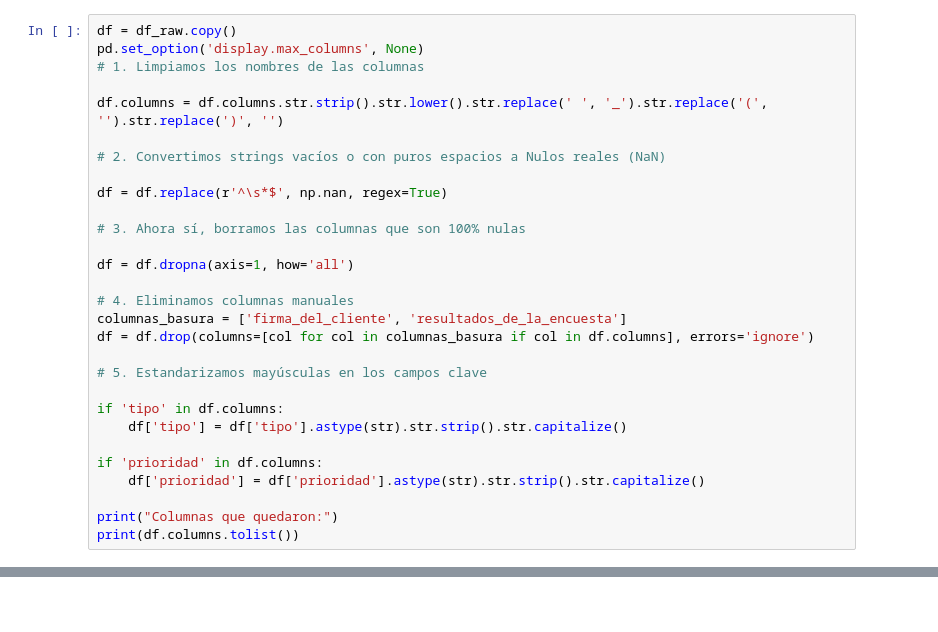
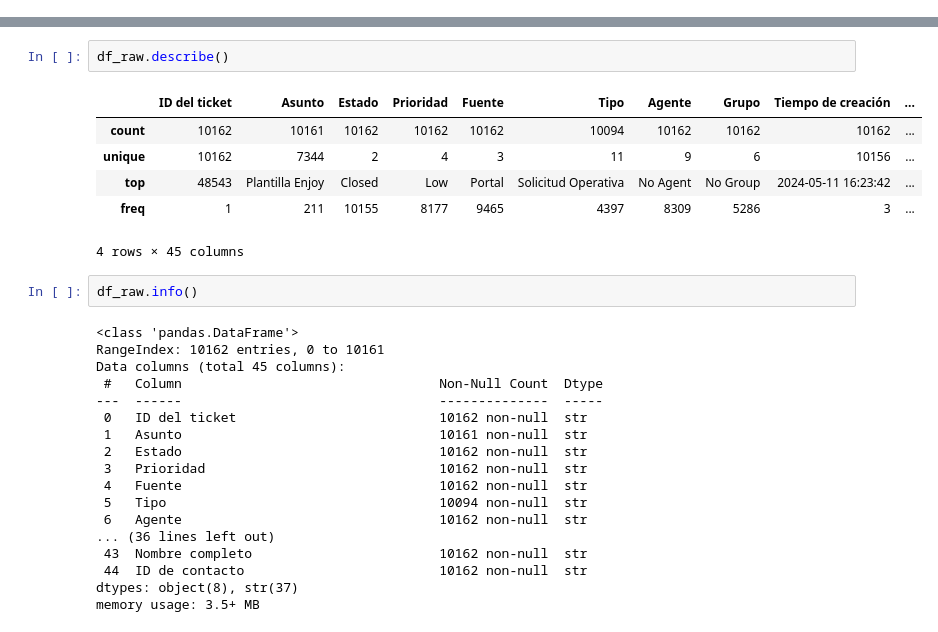
Before and after one commit to EV081/Proyecto-Promotick-ACD, a Jupyter notebook: ACD_data_proyecto_limpieza.ipynb, the cells around one changed output, grey strips where cells are left out. Cells and saved outputs as stored; diff of their text form; blank space fills up the shorter version.

Commit message:
Limpieza de datos completo con sus 3 niveles, excepto la parte de outliers

```diff
--- a/ACD_data_proyecto_limpieza.ipynb
+++ b/ACD_data_proyecto_limpieza.ipynb
@@ -54,29 +0,0 @@ Los espacios y las mayúsculas en los nombres de las columnas no son adecuados e
-# %%
-df = df_raw.copy()
-pd.set_option('display.max_columns', None)
-# 1. Limpiamos los nombres de las columnas
-
-df.columns = df.columns.str.strip().str.lower().str.replace(' ', '_').str.replace('(', '').str.replace(')', '')
-
-# 2. Convertimos strings vacíos o con puros espacios a Nulos reales (NaN)
-
-df = df.replace(r'^\s*$', np.nan, regex=True)
-
-# 3. Ahora sí, borramos las columnas que son 100% nulas
-
-df = df.dropna(axis=1, how='all')
-
-# 4. Eliminamos columnas manuales
-columnas_basura = ['firma_del_cliente', 'resultados_de_la_encuesta']
-df = df.drop(columns=[col for col in columnas_basura if col in df.columns], errors='ignore')
-
-# 5. Estandarizamos mayúsculas en los campos clave
-
-if 'tipo' in df.columns:
-    df['tipo'] = df['tipo'].astype(str).str.strip().str.capitalize()
-
-if 'prioridad' in df.columns:
-    df['prioridad'] = df['prioridad'].astype(str).str.strip().str.capitalize()
-
-print("Columnas que quedaron:")
-print(df.columns.tolist())
@@ -375,0 +75,29 @@ df_diccionario
+# %%
+df_raw.describe()
+# %% [output]
+|  | ID del ticket | Asunto | Estado | Prioridad | Fuente | Tipo | Agente | Grupo | Tiempo de creación | ... |
+| count | 10162 | 10161 | 10162 | 10162 | 10162 | 10094 | 10162 | 10162 | 10162 | ... |
+| unique | 10162 | 7344 | 2 | 4 | 3 | 11 | 9 | 6 | 10156 | ... |
+| top | 48543 | Plantilla Enjoy | Closed | Low | Portal | Solicitud Operativa | No Agent | No Group | 2024-05-11 16:23:42 | ... |
+| freq | 1 | 211 | 10155 | 8177 | 9465 | 4397 | 8309 | 5286 | 3 | ... |
+4 rows × 45 columns
+# %%
+df_raw.info()
+# %% [output]
+<class 'pandas.DataFrame'>
+RangeIndex: 10162 entries, 0 to 10161
+Data columns (total 45 columns):
+ #   Column                                 Non-Null Count  Dtype
+---  ------                                 --------------  -----
+ 0   ID del ticket                          10162 non-null  str
+ 1   Asunto                                 10161 non-null  str
+ 2   Estado                                 10162 non-null  str
+ 3   Prioridad                              10162 non-null  str
+ 4   Fuente                                 10162 non-null  str
+ 5   Tipo                                   10094 non-null  str
+ 6   Agente                                 10162 non-null  str
+... (36 lines left out)
+ 43  Nombre completo                        10162 non-null  str
+ 44  ID de contacto                         10162 non-null  str
+dtypes: object(8), str(37)
+memory usage: 3.5+ MB
```
Also changed, not shown: parts of 43 cells of this notebook.
